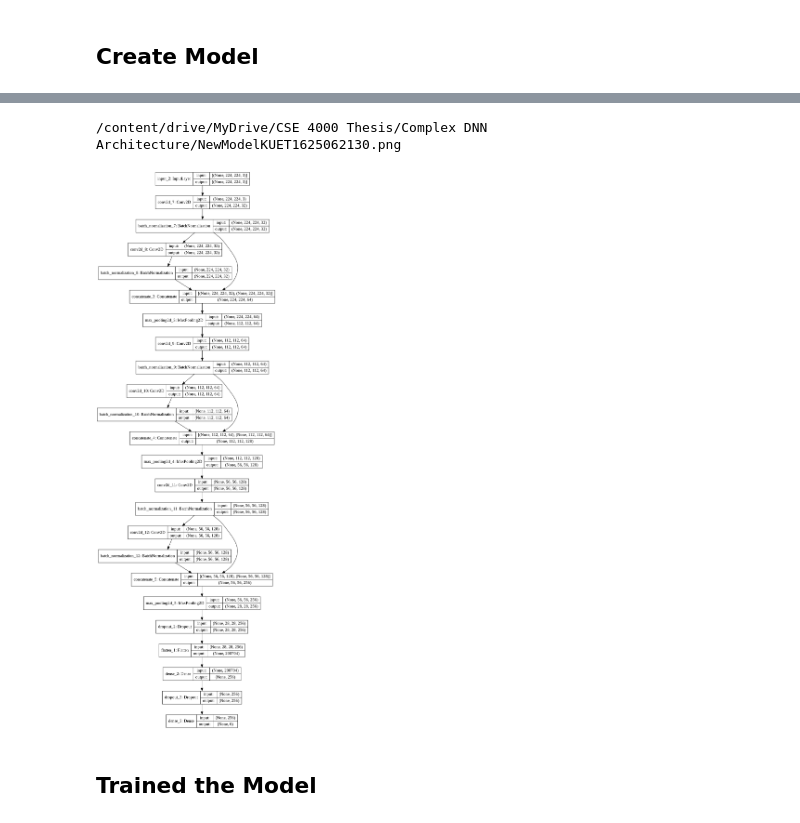
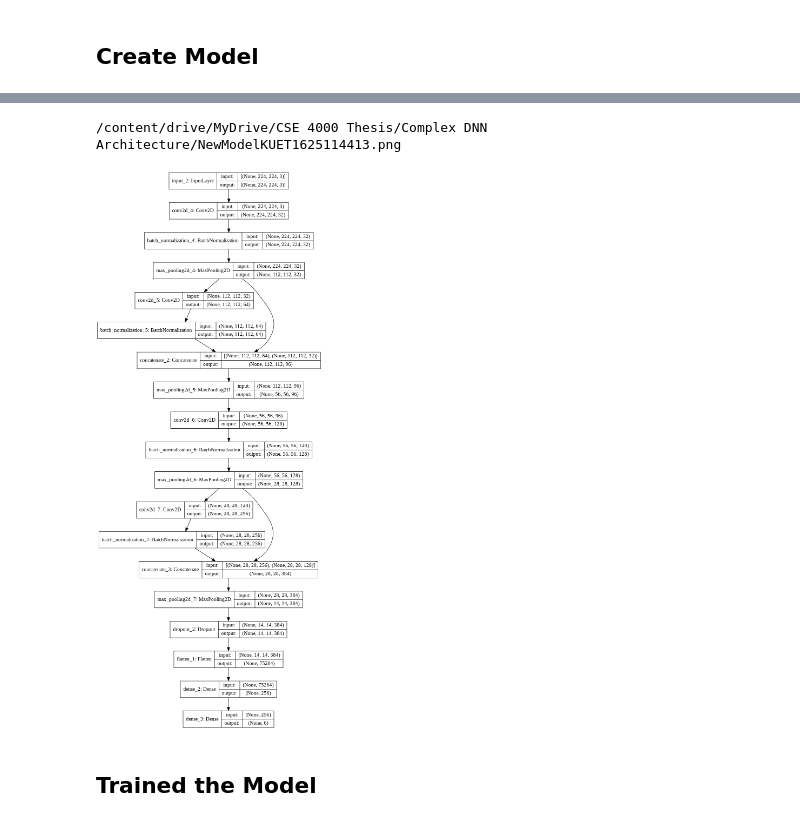
Before and after one commit to FaisalAhmedBijoy/Deep-CNN-Architecture-Implementation, a Jupyter notebook: Complex_New_Model_KUET.ipynb, the cells around one changed output, grey strips where cells are left out. Drawn from its saved outputs; the diff is of its cells as text; code cells hidden in the pictures.

Commit message:
Model test accuracy is 75 and train accuracy is 95. maxpool is added for each concatenation

```diff
--- a/Complex_New_Model_KUET.ipynb
+++ b/Complex_New_Model_KUET.ipynb
@@ -163,10 +166,18 @@ inputs=layers.Input(shape=(224,224,3))
 total_class=6
 # %%
 x=conv_relu_batchnorm(inputs,filters=32,kernel_size=3)
-x=layer_concate(x,filters=32)
+x=layers.MaxPool2D(pool_size=(2,2))(x)
+x=layer_concate(x,filters=64)
 # %%
 x=layers.MaxPool2D(pool_size=(2,2))(x)
+# %%
+x=conv_relu_batchnorm(x,filters=128,kernel_size=3)
+x=layers.MaxPool2D(pool_size=(2,2))(x)
+x=layer_concate(x,filters=256)
+x=layers.MaxPool2D(pool_size=(2,2))(x)
 # %%
-x=conv_relu_batchnorm(x,filters=64,kernel_size=3)
-x=layer_concate(x,filters=64)
-x=layers.MaxPool2D(pool_size=(2,2))(x)
+"""
+x=conv_relu_batchnorm(x,filters=128,kernel_size=3)
+x=layer_concate(x,filters=128)
+x=layers.MaxPool2D(pool_size=(2 ,2))(x)
+"""
@@ -178,7 +187,6 @@ x=layers.MaxPool2D(pool_size=(2 ,2))(x)
 x=layers.Dropout(0.2)(x)
 x=layers.Flatten()(x)
 x=layers.Dense(256,activation='relu')(x)
-x=layers.Dropout(0.2)(x)
 # %%
 output=layers.Dense(total_class,activation='softmax')(x)
 # %% [markdown]
@@ -219,11 +227,11 @@ image_name
 # %%
 t=time.time()
 image_name='/content/drive/MyDrive/CSE 4000 Thesis/Complex DNN Architecture/NewModelKUET'+str(int(t))+'.png'
 print(image_name)
-plot_model(model,show_shapes=True,to_file=image_name)
+keras.utils.plot_model(model,show_shapes=True,to_file=image_name)
 # %% [output]
-/content/drive/MyDrive/CSE 4000 Thesis/Complex DNN Architecture/NewModelKUET1625062130.png
+/content/drive/MyDrive/CSE 4000 Thesis/Complex DNN Architecture/NewModelKUET1625114413.png
-[figure, old version]
+[figure, new version]
 # %%
 ## Compile The Model
 # %%
```
Also changed, not shown: parts of 22 cells of this notebook.
